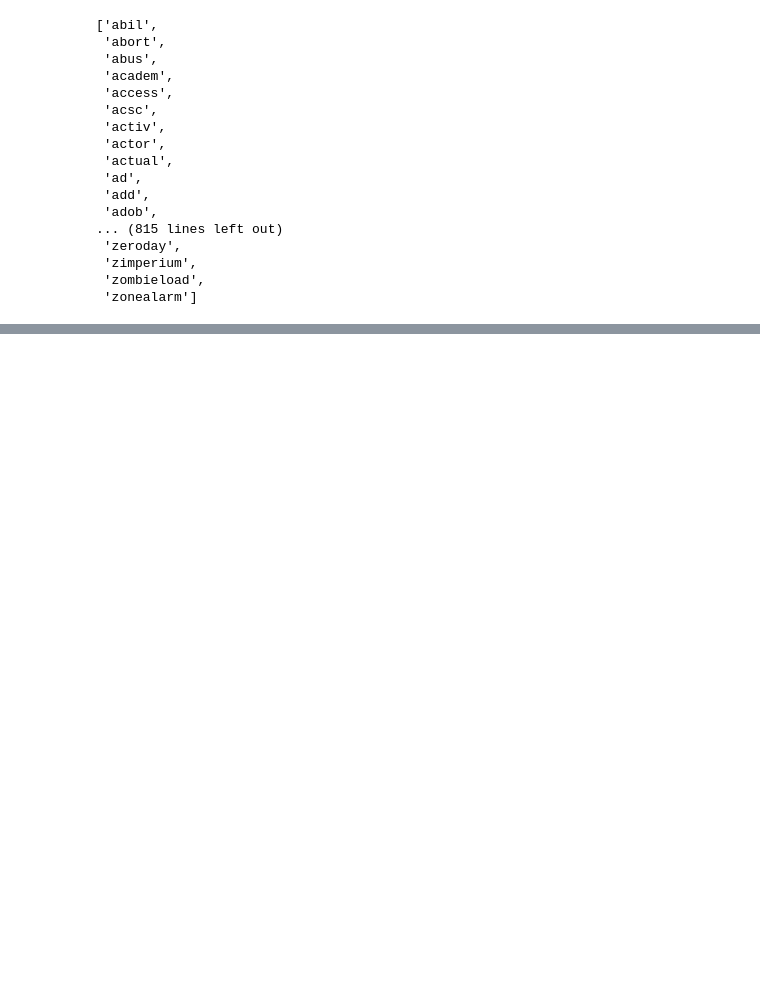
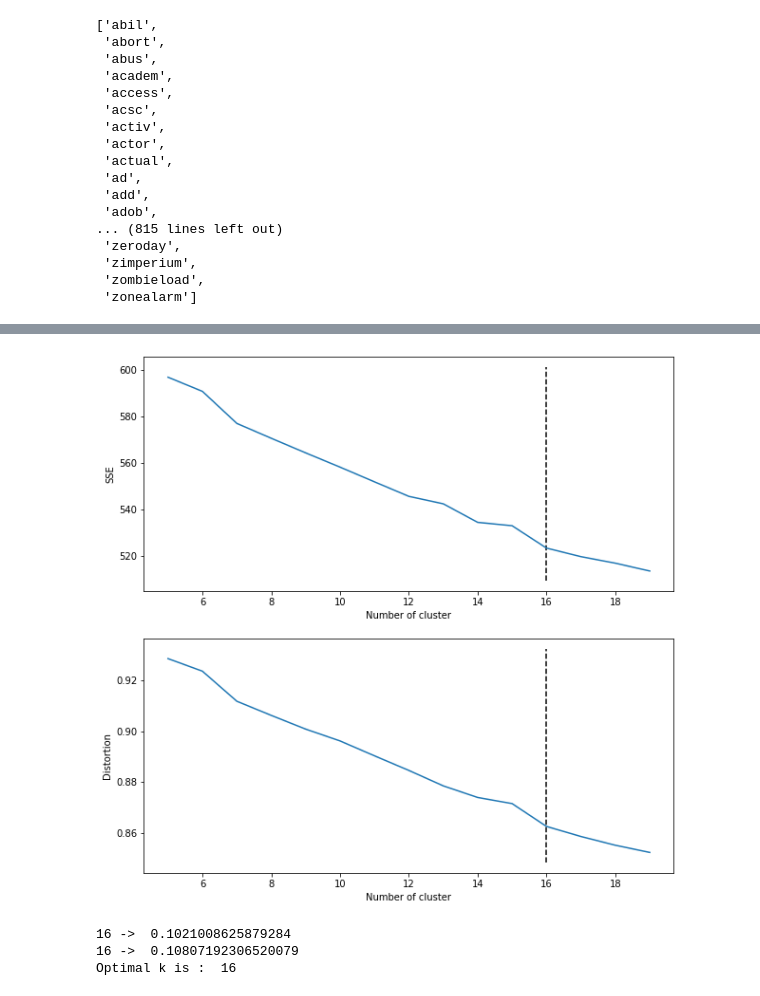
Before and after one commit to sourishsarmah/text_clustering, a Jupyter notebook: Text Clustering.ipynb, the cells around one changed output, grey strips where cells are left out. Cells and saved outputs as stored; diff of their text form; code cells hidden in the pictures; blank space fills up the shorter version.

```diff
--- a/Text Clustering.ipynb
+++ b/Text Clustering.ipynb
@@ -157 +129,54 @@ plt.show()
+# %%
+from sklearn.cluster import KMeans
+import numpy as np
+from scipy.spatial.distance import cdist
+from kneed import KneeLocator
+import math
+
+max_cluster = math.sqrt(len(df))
+
+sse = {}
+distortions = {}
+
+for k in range(5, 20):
+    kmeans = KMeans(n_clusters=k).fit(X)
+    clusters = kmeans.labels_
+    sse[k] = kmeans.inertia_
+    distortions[k] = sum(np.min(cdist(X.toarray(), kmeans.cluster_centers_, 'euclidean'), axis=1)) / X.shape[0]
+# %%
+plt.figure(figsize = (10, 10))
+plt.subplot(2, 1, 1)
+plt.plot(list(sse.keys()), list(sse.values()))
+plt.xlabel("Number of cluster")
+plt.ylabel("SSE")
+sse_kn = KneeLocator(list(sse.keys()), list(sse.values()), curve='convex', direction='decreasing')
+plt.vlines(sse_kn.knee, plt.ylim()[0], plt.ylim()[1], linestyles='dashed')
+
+plt.subplot(2, 1, 2)
+plt.plot(list(distortions.keys()), list(distortions.values()))
+plt.xlabel("Number of cluster")
+plt.ylabel("Distortion")
+dis_kn = KneeLocator(list(distortions.keys()), list(distortions.values()), curve='convex', direction='decreasing')
+plt.vlines(dis_kn.knee, plt.ylim()[0], plt.ylim()[1], linestyles='dashed')
+
+plt.show()
+# %% [output]
+[figure, added]
+# %%
+from sklearn.metrics import silhouette_score
+
+score = {}
+for k in [sse_kn.knee, dis_kn.knee]:
+    model = KMeans(n_clusters=k)
+    clusters = model.fit_predict(X)
+    score[k] = silhouette_score(X.toarray(), clusters, metric='euclidean')
+    print(k, '-> ', score[k])
+
+opt_score = max(score.values())
+k = list(score.keys())[list(score.values()).index(opt_score)]
+print('Optimal k is : ', k)
+# %% [output]
+16 ->  0.1021008625879284
+16 ->  0.10807192306520079
+Optimal k is :  16
 # %%
```
Also changed, not shown: parts of 18 cells of this notebook, 1 other file.
